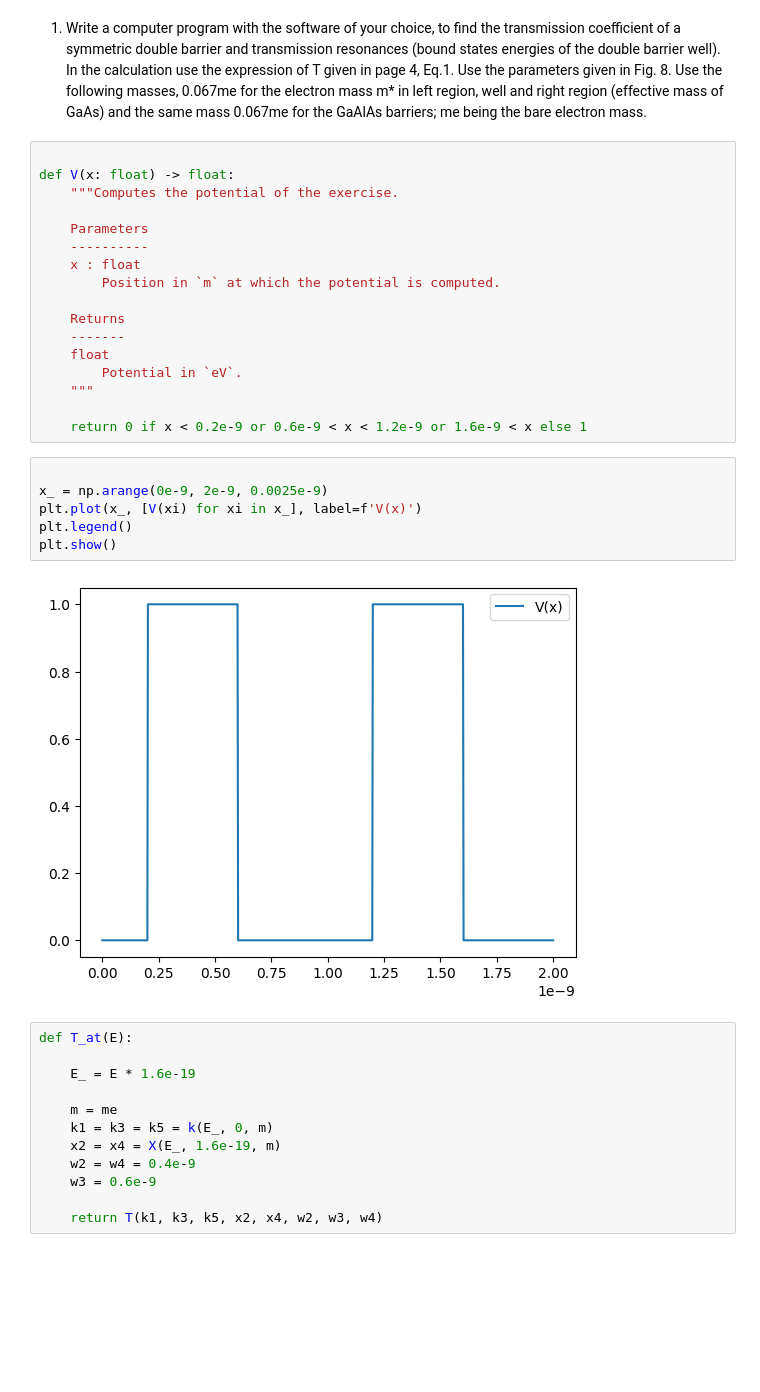
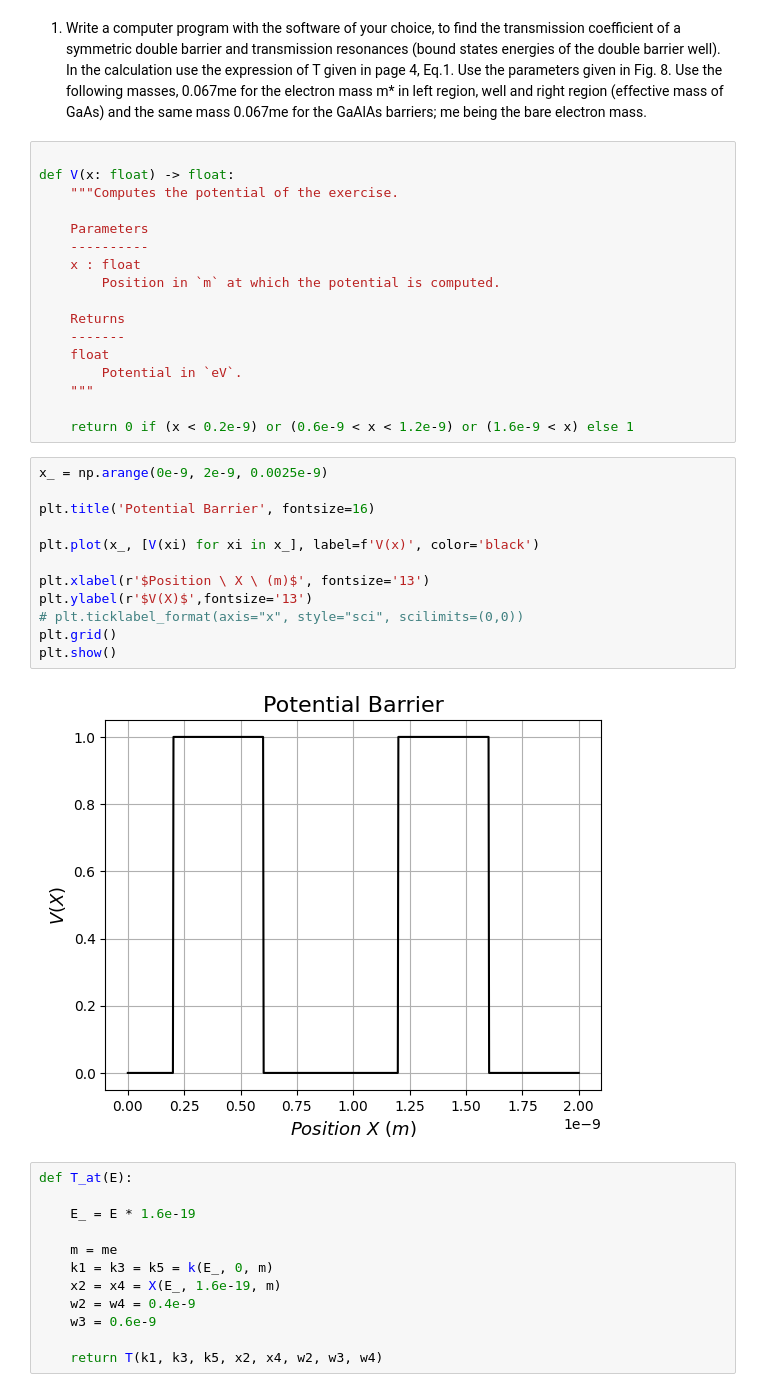
Before and after one commit to LuisGMM/UC3M_AdvancedQuantumPhysics_LAB_ResonantTunneling, a Jupyter notebook: src/UC3M_AdvancedQuantumPhysics_LAB_ResonantTunneling/main.ipynb, the cells around one changed output. Drawn from its saved outputs; the diff is of its cells as text; blank space fills up the shorter version.

```diff
--- a/src/UC3M_AdvancedQuantumPhysics_LAB_ResonantTunneling/main.ipynb
+++ b/src/UC3M_AdvancedQuantumPhysics_LAB_ResonantTunneling/main.ipynb
@@ -77,15 +89,21 @@ def V(x: float) -> float:
         Potential in `eV`.
     """
 
-    return 0 if x < 0.2e-9 or 0.6e-9 < x < 1.2e-9 or 1.6e-9 < x else 1
+    return 0 if (x < 0.2e-9) or (0.6e-9 < x < 1.2e-9) or (1.6e-9 < x) else 1
 # %%
+x_ = np.arange(0e-9, 2e-9, 0.0025e-9)
 
-x_ = np.arange(0e-9, 2e-9, 0.0025e-9)
-plt.plot(x_, [V(xi) for xi in x_], label=f'V(x)')
-plt.legend()
+plt.title('Potential Barrier', fontsize=16)
+
+plt.plot(x_, [V(xi) for xi in x_], label=f'V(x)', color='black')
+
+plt.xlabel(r'$Position \ X \ (m)$', fontsize='13')
+plt.ylabel(r'$V(X)$',fontsize='13')
+# plt.ticklabel_format(axis="x", style="sci", scilimits=(0,0))
+plt.grid()
 plt.show()
 # %% [output]
-[figure, old version]
+[figure, new version]
 # %%
 def T_at(E):
 
```
Also changed, not shown: parts of 6 cells of this notebook.
